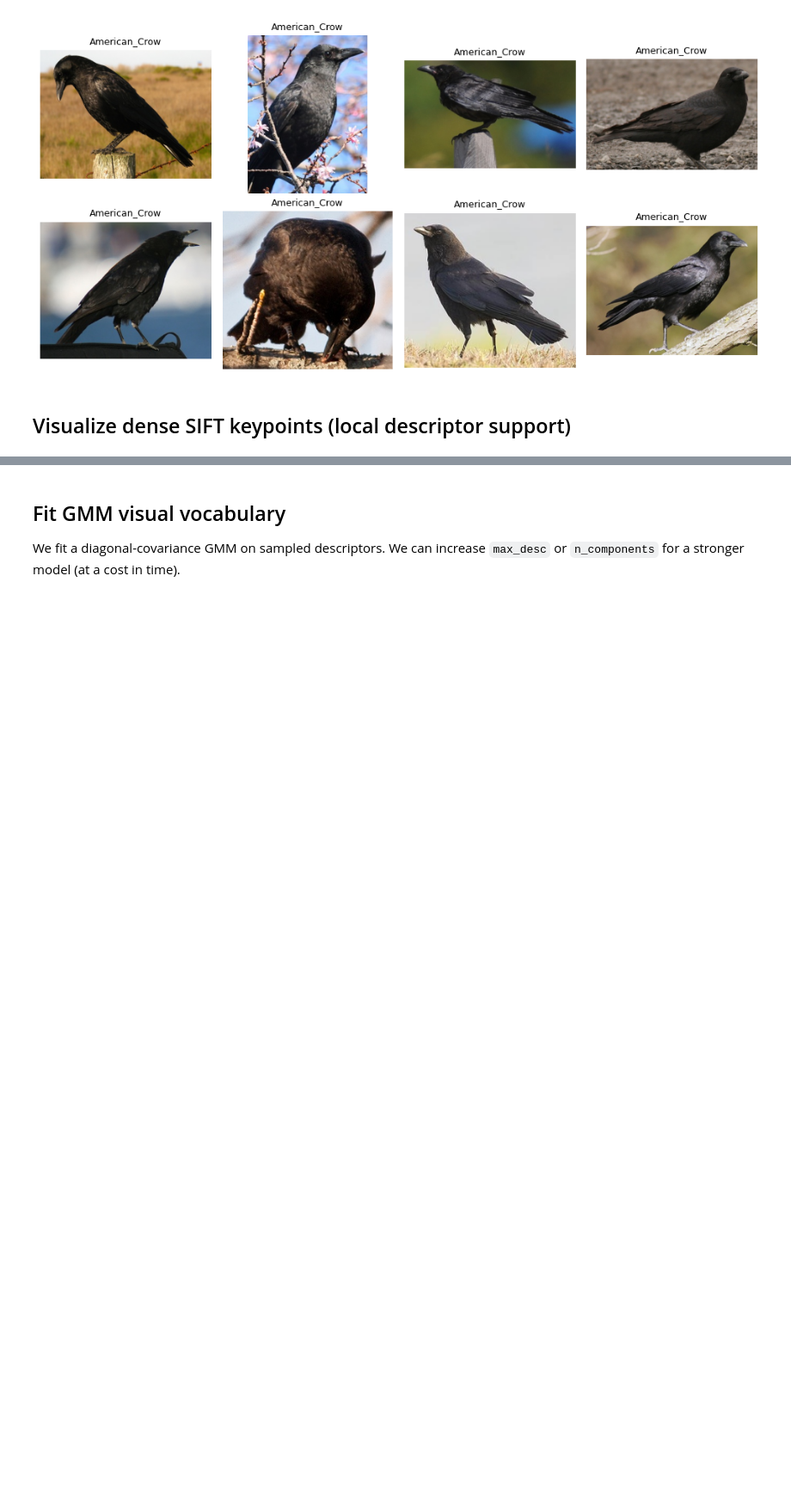
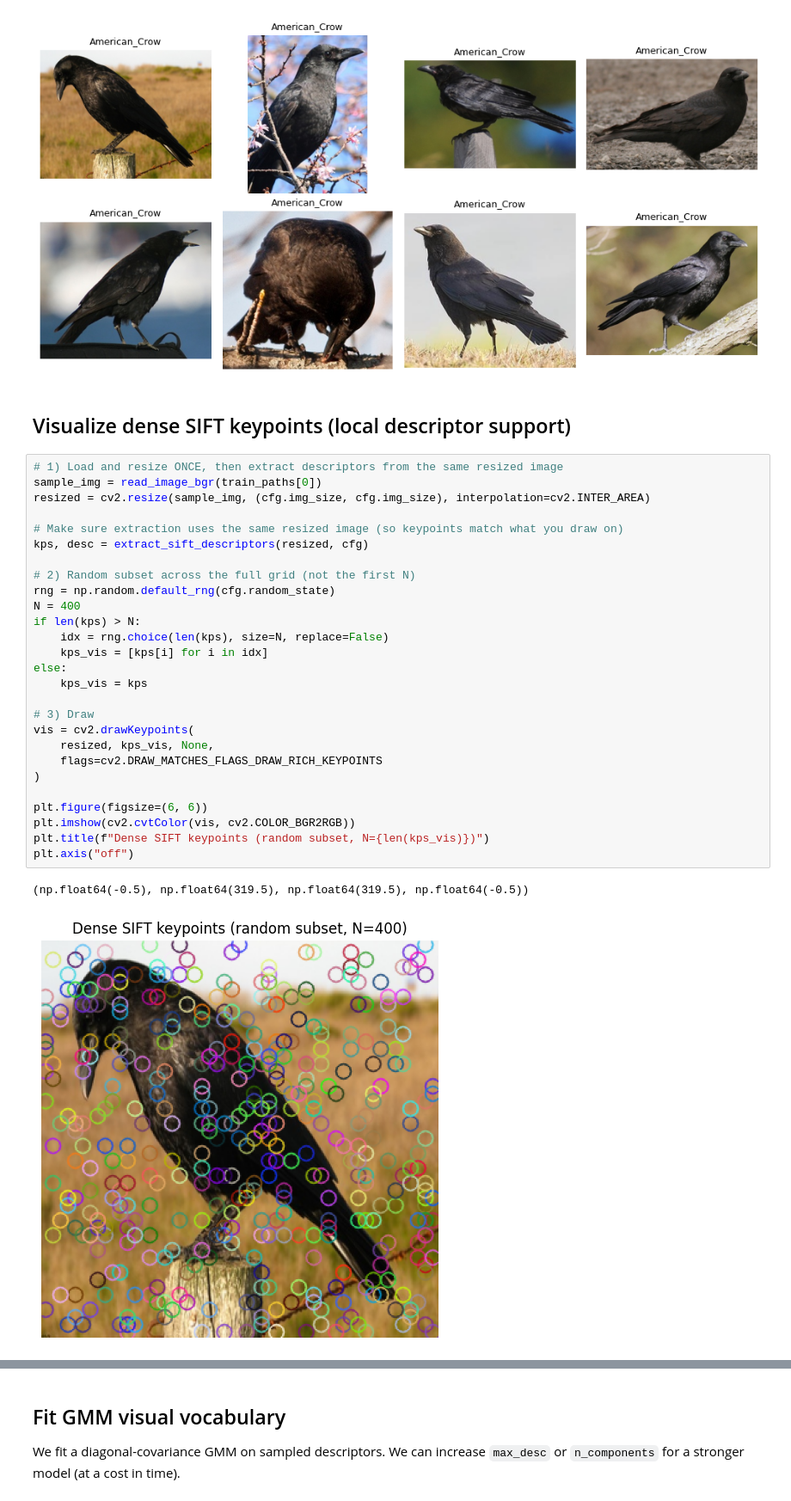
Before and after one commit to stef4k/image-classification-birds, a Jupyter notebook: notebooks/fisher_vector_training.ipynb, the cells around one changed output, grey strips where cells are left out. Shown at 86% size. Saved outputs shown, nothing was run; the diff lists cells and outputs as text; blank space fills up the shorter version.

```diff
--- a/notebooks/fisher_vector_training.ipynb
+++ b/notebooks/fisher_vector_training.ipynb
@@ -75,3 +75,33 @@ classes: 20
 [figure]
 # %% [markdown]
 ## Visualize dense SIFT keypoints (local descriptor support)
+# %%
+# 1) Load and resize ONCE, then extract descriptors from the same resized image
+sample_img = read_image_bgr(train_paths[0])
+resized = cv2.resize(sample_img, (cfg.img_size, cfg.img_size), interpolation=cv2.INTER_AREA)
+
+# Make sure extraction uses the same resized image (so keypoints match what you draw on)
+kps, desc = extract_sift_descriptors(resized, cfg)
+
+# 2) Random subset across the full grid (not the first N)
+rng = np.random.default_rng(cfg.random_state)
+N = 400
+if len(kps) > N:
+    idx = rng.choice(len(kps), size=N, replace=False)
+    kps_vis = [kps[i] for i in idx]
+else:
+    kps_vis = kps
+
+# 3) Draw
+vis = cv2.drawKeypoints(
+    resized, kps_vis, None,
+    flags=cv2.DRAW_MATCHES_FLAGS_DRAW_RICH_KEYPOINTS
+)
+
+plt.figure(figsize=(6, 6))
+plt.imshow(cv2.cvtColor(vis, cv2.COLOR_BGR2RGB))
+plt.title(f"Dense SIFT keypoints (random subset, N={len(kps_vis)})")
+plt.axis("off")
+# %% [output]
+(np.float64(-0.5), np.float64(319.5), np.float64(319.5), np.float64(-0.5))
+[figure, added]
```
Also changed, not shown: parts of 5 cells of this notebook, 2 other files.
